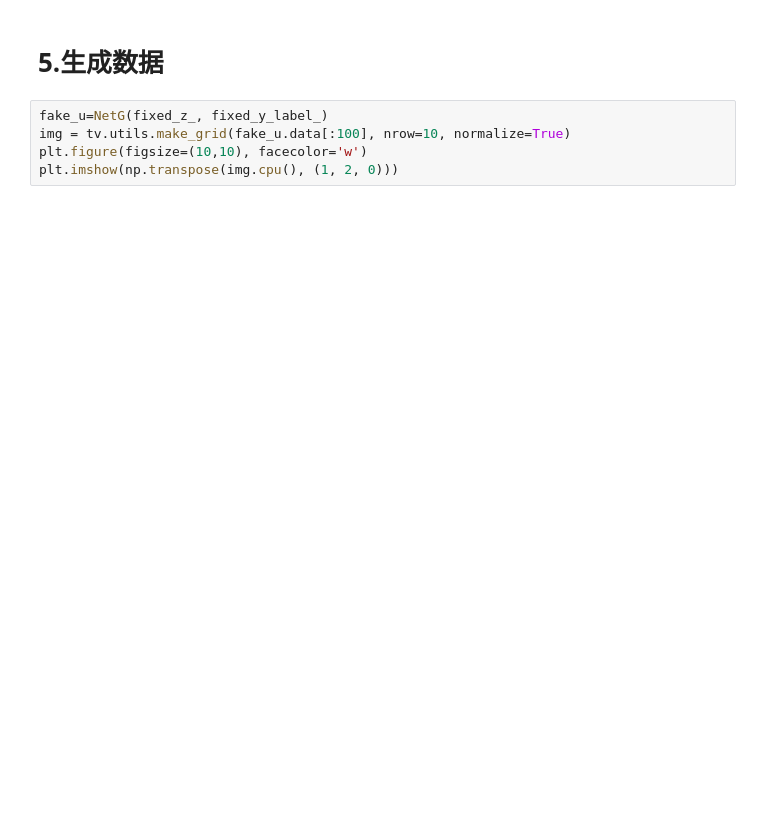
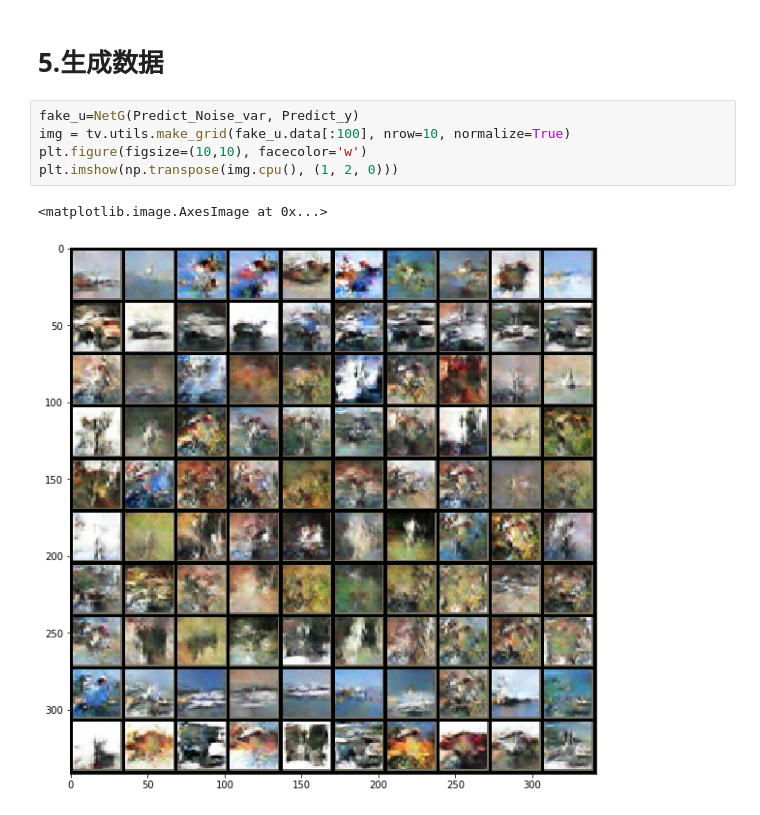
Before and after one commit to JJZHK-AI/AIKnowledgeBase, a Jupyter notebook: 03.深度学习/07.对抗生成网络/03.CGAN/04.生成Cifar10.ipynb, the cells around one changed output. Saved outputs shown, nothing was run; the diff lists cells and outputs as text; blank space fills up the shorter version.

```diff
--- a/03.深度学习/07.对抗生成网络/03.CGAN/04.生成Cifar10.ipynb
+++ b/03.深度学习/07.对抗生成网络/03.CGAN/04.生成Cifar10.ipynb
@@ -231,7 +254,10 @@ for epoch in range(1, EPOCHS + 1):
 # %% [markdown]
 # 5.生成数据
 # %%
-fake_u=NetG(fixed_z_, fixed_y_label_)
+fake_u=NetG(Predict_Noise_var, Predict_y)
 img = tv.utils.make_grid(fake_u.data[:100], nrow=10, normalize=True)
 plt.figure(figsize=(10,10), facecolor='w')
 plt.imshow(np.transpose(img.cpu(), (1, 2, 0)))
+# %% [output]
+<matplotlib.image.AxesImage at 0x...>
+[figure, added]
```
Also changed, not shown: parts of 2 cells of this notebook, 2 other files.
